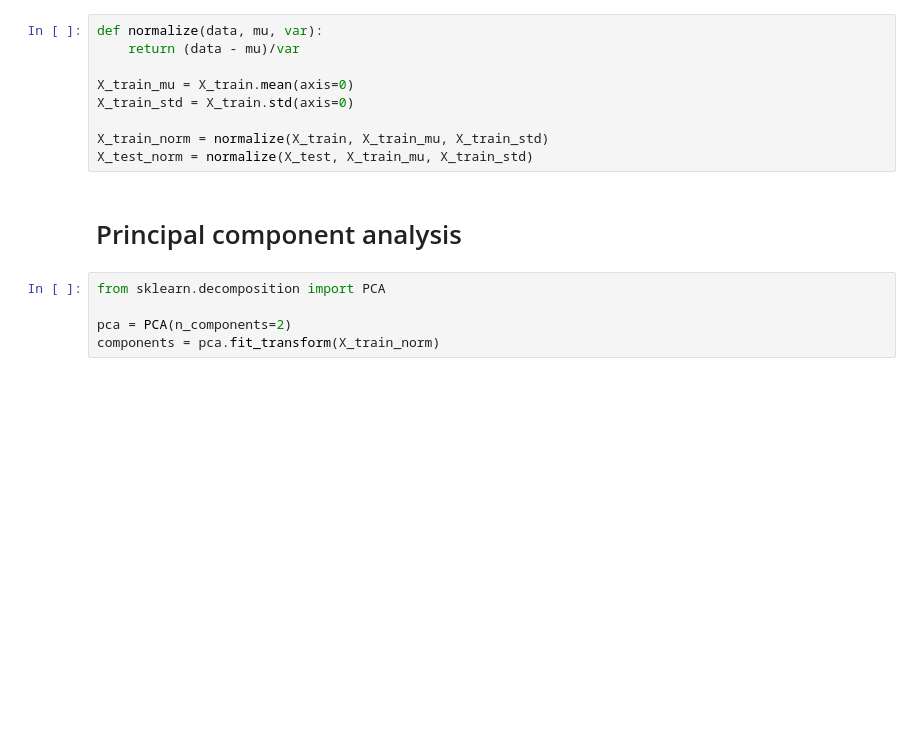
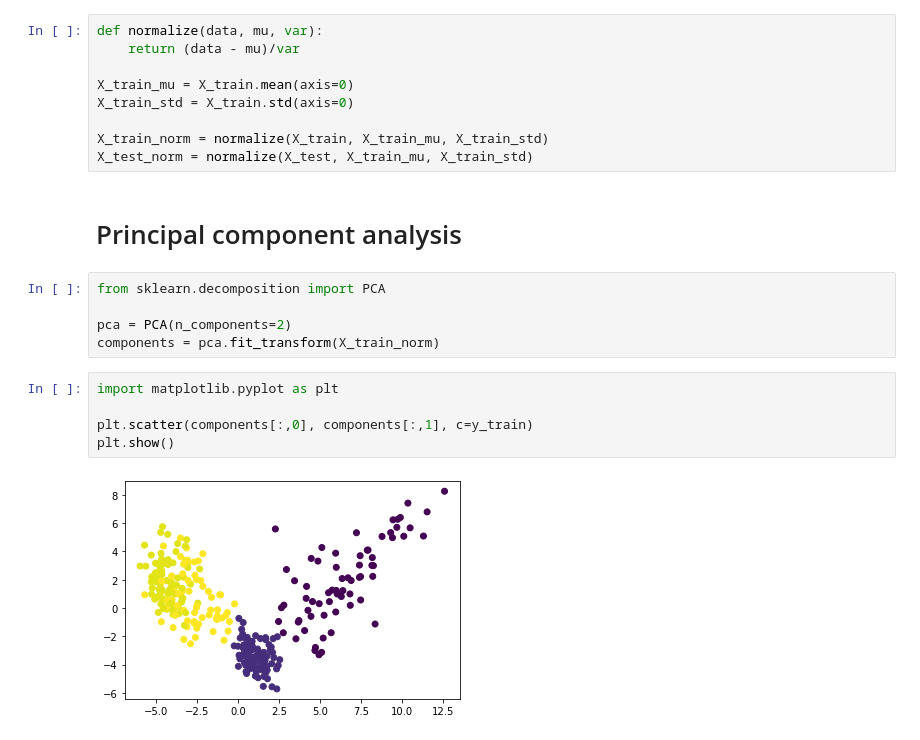
Before and after one commit to henrikwindum/ML, a Jupyter notebook: Home Assignment 5/Exercise 4 - Variable Stars.ipynb, the cells around one changed output. Cells and saved outputs as stored; diff of their text form; blank space fills up the shorter version.

Commit message:
scatter plot

```diff
--- a/Home Assignment 5/Exercise 4 - Variable Stars.ipynb
+++ b/Home Assignment 5/Exercise 4 - Variable Stars.ipynb
@@ -81,3 +81,10 @@ from sklearn.decomposition import PCA
 
 pca = PCA(n_components=2)
 components = pca.fit_transform(X_train_norm)
+# %%
+import matplotlib.pyplot as plt
+
+plt.scatter(components[:,0], components[:,1], c=y_train)
+plt.show()
+# %% [output]
+[figure, added]
```
